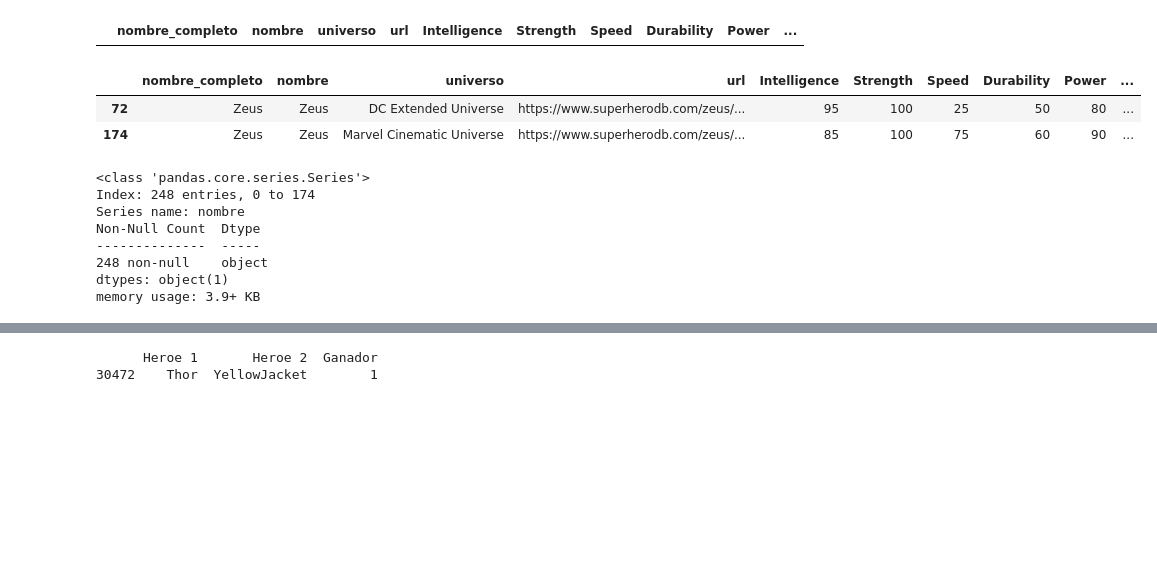
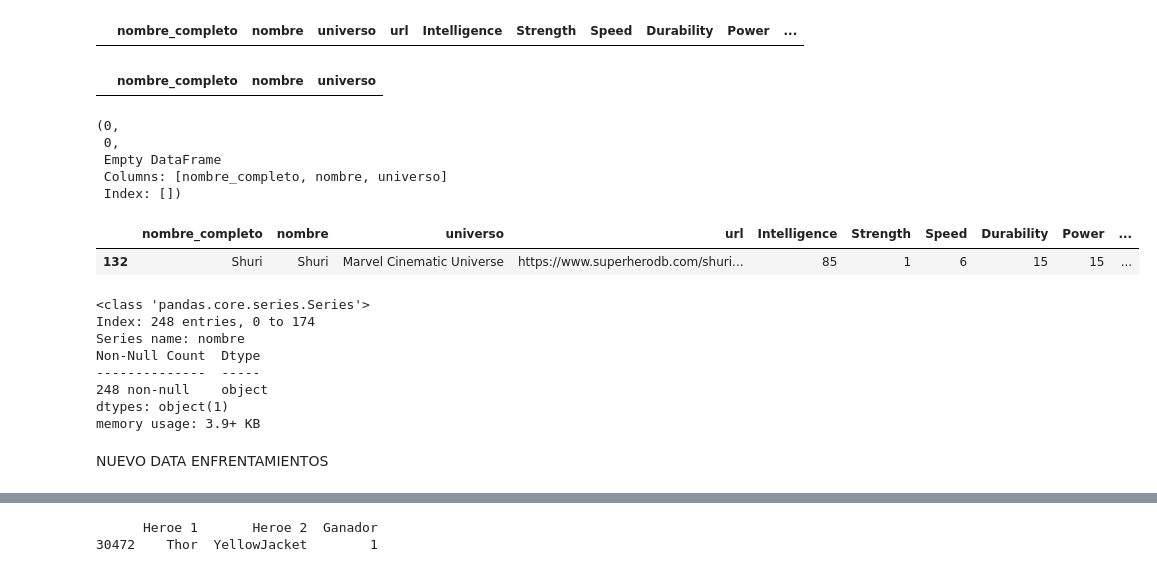
Before and after one commit to Lokhy87/Proyecto-Machine-Learning, a Jupyter notebook: data_DC_MCU.ipynb, the cells around one changed output, grey strips where cells are left out. Saved outputs shown, nothing was run; the diff lists cells and outputs as text; code cells hidden in the pictures; blank space fills up the shorter version.

Commit message:
Data nuevo

```diff
--- a/data_DC_MCU.ipynb
+++ b/data_DC_MCU.ipynb
@@ -97,13 +99,39 @@ memory usage: 29.1+ KB
 df_MCU[df_MCU.duplicated()]
 # %% [output]
 |  | nombre_completo | nombre | universo | url | Intelligence | Strength | Speed | Durability | Power | ... |
+# %%
+# Identificar héroes duplicados en el dataframe original data_mcu_dc
+duplicate_heroes = df_heroes[df_heroes.duplicated(subset=['nombre'], keep=False)].sort_values(by='nombre')
+
+# Mostrar los héroes duplicados
+duplicate_heroes[['nombre_completo', 'nombre', 'universo']]
+# %% [output]
+|  | nombre_completo | nombre | universo |
+# %%
+
+# Verificar si hay duplicados exactos en el DataFrame completo
+exact_duplicates = df_heroes[df_heroes.duplicated()]
+
+# Verificar si hay duplicados en base al nombre del héroe
+name_duplicates = df_heroes[df_heroes.duplicated(subset=['nombre'], keep=False)]
+
+# Mostrar el número de duplicados exactos y los duplicados por nombre
+exact_duplicates_count = exact_duplicates.shape[0]
+name_duplicates_count = name_duplicates.shape[0]
+
+exact_duplicates_count, name_duplicates_count, name_duplicates[['nombre_completo', 'nombre', 'universo']]
+# %% [output]
+(0,
+ 0,
+ Empty DataFrame
+ Columns: [nombre_completo, nombre, universo]
+ Index: [])
 # %%
 # Visualizacion de algunos ejemplos
-df_heroes[df_heroes['nombre'] == 'Zeus']
+df_heroes[df_heroes['nombre'] == "Shuri"]
 # %% [output]
 |  | nombre_completo | nombre | universo | url | Intelligence | Strength | Speed | Durability | Power | ... |
-| 72 | Zeus | Zeus | DC Extended Universe | https://www.superherodb.com/zeus/... | 95 | 100 | 25 | 50 | 80 | ... |
-| 174 | Zeus | Zeus | Marvel Cinematic Universe | https://www.superherodb.com/zeus/... | 85 | 100 | 75 | 60 | 90 | ... |
+| 132 | Shuri | Shuri | Marvel Cinematic Universe | https://www.superherodb.com/shuri... | 85 | 1 | 6 | 15 | 15 | ... |
 # %%
 # Creo data con solo nombres
 df_heroes_names = df_heroes['nombre']
@@ -127,3 +155,5 @@ battle = list(itertools.combinations(heroes, 2))
 # %%
 battle_df = pd.DataFrame(battle, columns = ['Heroe 1', 'Heroe 2'])
 # battle_df.to_csv('./data/Battle_MCU_DC.csv', index = False)
+# %% [markdown]
+NUEVO DATA ENFRENTAMIENTOS
```
Also changed, not shown: parts of 31 cells of this notebook, 4 other files.
